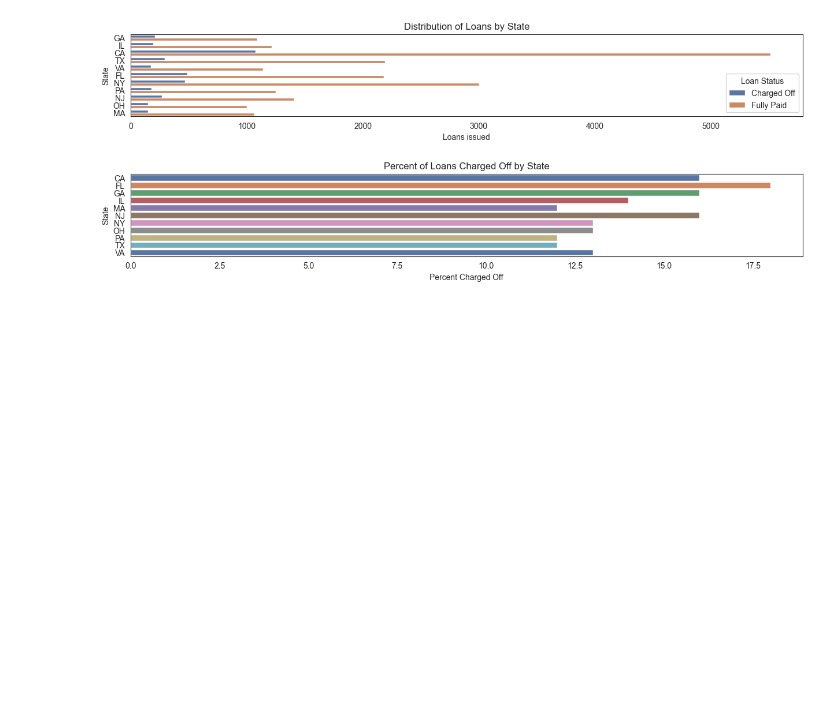
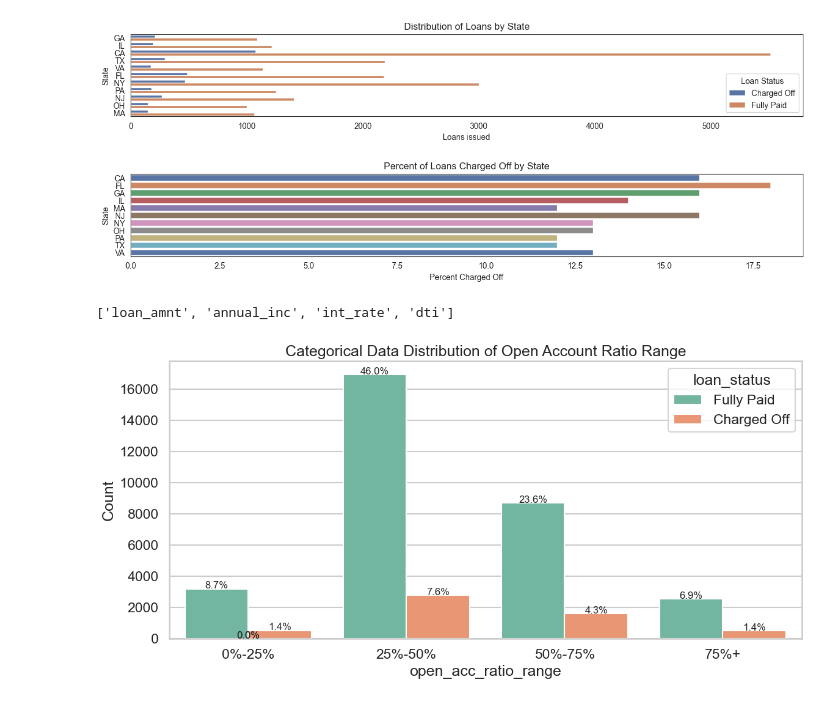
Before and after one commit to ritwikdesai/lending-club-case-study, a Jupyter notebook: lending_club.ipynb, the cells around one changed output. Saved outputs shown, nothing was run; the diff lists cells and outputs as text; code cells hidden in the pictures; blank space fills up the shorter version.

```diff
--- a/lending_club.ipynb
+++ b/lending_club.ipynb
@@ -583,3 +675,30 @@ analysis_by_loan_status(df, "addr_state", display_name="State", top_k=11) # Lot
 # %% [output]
 <Figure size 640x480 with 0 Axes>
 [figure]
+# %%
+def plot_categorical_data(data, category_column, hue_column=None, description=''):
+    sns.set_style("whitegrid")
+    sns.set_context("talk")
+    fig, ax = plt.subplots(figsize=(12, 6))
+    plot = sns.countplot(data=data, x=category_column, hue=hue_column, palette="Set2")
+
+    total_count = len(data)
+    for p in plot.patches:
+        percentage = (p.get_height() / total_count) * 100
+        ax.annotate('{:.1f}%'.format(percentage), (p.get_x() + p.get_width() / 2, p.get_height() + 10),
+                    ha='center', fontsize=12)
+
+    plt.xlabel(category_column)
+    plt.ylabel(f"Count" )
+    plt.title(f"Categorical Data Distribution of {description}")
+    plt.legend(title=hue_column)
+    plt.tight_layout()
+    plt.show()
+# %%
+cont_columns
+# %% [output]
+['loan_amnt', 'annual_inc', 'int_rate', 'dti']
+# %%
+plot_categorical_data(df,'open_acc_ratio_range', 'loan_status', 'Open Account Ratio Range')
+# %% [output]
+[figure, added]
```
Also changed, not shown: parts of 16 cells of this notebook.
